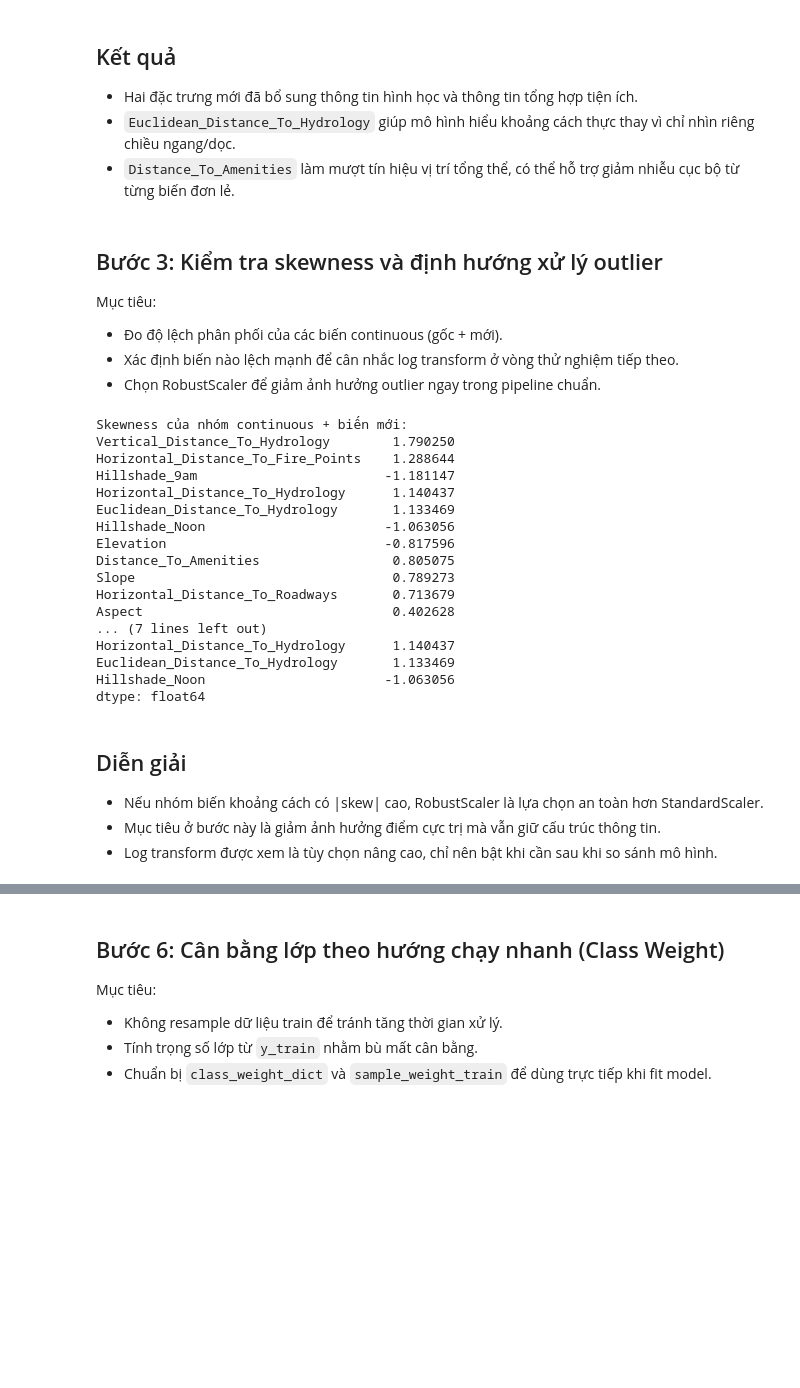
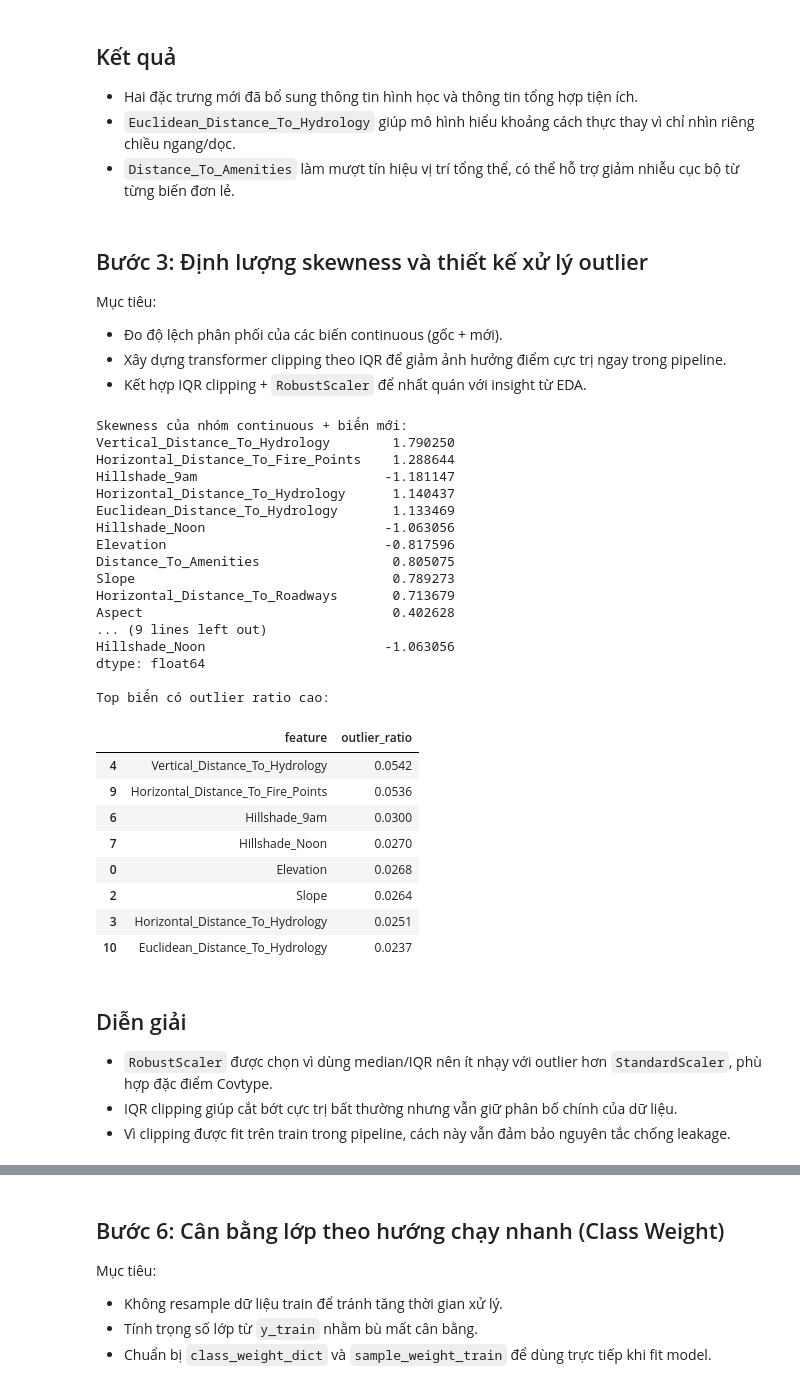
Before and after one commit to nh-atuan/supervised-learning-project, a Jupyter notebook: code/Part2_Classification/data/preprocessing.ipynb, the cells around one changed output, grey strips where cells are left out. Drawn from its saved outputs; the diff is of its cells as text; code cells hidden in the pictures; blank space fills up the shorter version.

Commit message:
refactor(classification): improve EDA analysis and preprocessing pipeline

```diff
--- a/code/Part2_Classification/data/preprocessing.ipynb
+++ b/code/Part2_Classification/data/preprocessing.ipynb
@@ -159,46 +190,98 @@ Các cột mới: ['Euclidean_Distance_To_Hydrology', 'Distance_To_Amenities']
 - `Euclidean_Distance_To_Hydrology` giúp mô hình hiểu khoảng cách thực thay vì chỉ nhìn riêng chiều ngang/dọc.
 - `Distance_To_Amenities` làm mượt tín hiệu vị trí tổng thể, có thể hỗ trợ giảm nhiễu cục bộ từ từng biến đơn lẻ.
 # %% [markdown]
-## Bước 3: Kiểm tra skewness và định hướng xử lý outlier
+## Bước 3: Định lượng skewness và thiết kế xử lý outlier
 
 Mục tiêu:
 - Đo độ lệch phân phối của các biến continuous (gốc + mới).
-- Xác định biến nào lệch mạnh để cân nhắc log transform ở vòng thử nghiệm tiếp theo.
-- Chọn RobustScaler để giảm ảnh hưởng outlier ngay trong pipeline chuẩn.
+- Xây dựng transformer clipping theo IQR để giảm ảnh hưởng điểm cực trị ngay trong pipeline.
+- Kết hợp IQR clipping + `RobustScaler` để nhất quán với insight từ EDA.
 # %%
-# Bước 3 - Kiểm tra skewness trước khi scale
-
+# Bước 3 - Kiểm tra skewness và định nghĩa IQR clipper
 continuous_plus_new = continuous_cols + ["Euclidean_Distance_To_Hydrology", "Distance_To_Amenities"]
 
 skew_values = X_fe_preview[continuous_plus_new].skew().sort_values(key=np.abs, ascending=False)
 print("Skewness của nhóm continuous + biến mới:")
 print(skew_values)
 
 high_skew = skew_values[np.abs(skew_values) > 1.0]
 print("\nCác biến có |skew| > 1.0 (đáng chú ý):")
 print(high_skew if len(high_skew) > 0 else "Không có biến vượt ngưỡng 1.0")
+
+# Tóm tắt tỉ lệ outlier theo IQR để liên kết trực tiếp với EDA
+outlier_rows = []
+for col in continuous_plus_new:
+    q1 = X_fe_preview[col].quantile(0.25)
+    q3 = X_fe_preview[col].quantile(0.75)
+    iqr = q3 - q1
+    lower = q1 - 1.5 * iqr
+    upper = q3 + 1.5 * iqr
+    mask = (X_fe_preview[col] < lower) | (X_fe_preview[col] > upper)
+    outlier_rows.append({
+        "feature": col,
+        "outlier_ratio": mask.mean(),
+    })
+
+outlier_summary = pd.DataFrame(outlier_rows).sort_values("outlier_ratio", ascending=False)
+print("\nTop biến có outlier ratio cao:")
+display(outlier_summary.head(8).round(4))
+
+class IQROutlierClipper(BaseEstimator, TransformerMixin):
+    """Clip outliers theo IQR cho từng cột continuous, fit trên train để tránh leakage."""
+
+    def __init__(self, whisker_width=1.5):
+        self.whisker_width = whisker_width
+        self.lower_bounds_ = None
+        self.upper_bounds_ = None
+        self.columns_ = None
+
+    def fit(self, X, _y=None):
+        _ = _y
+        if not isinstance(X, pd.DataFrame):
+            X = pd.DataFrame(X)
+        self.columns_ = X.columns.tolist()
+        q1 = X.quantile(0.25)
+        q3 = X.quantile(0.75)
+        iqr = q3 - q1
+        self.lower_bounds_ = q1 - self.whisker_width * iqr
+        self.upper_bounds_ = q3 + self.whisker_width * iqr
+        return self
+
+    def transform(self, X):
+        if not isinstance(X, pd.DataFrame):
+            X = pd.DataFrame(X, columns=self.columns_)
+        return X.clip(lower=self.lower_bounds_, upper=self.upper_bounds_, axis=1)
 # %% [output]
 Skewness của nhóm continuous + biến mới:
 Vertical_Distance_To_Hydrology        1.790250
 Horizontal_Distance_To_Fire_Points    1.288644
 Hillshade_9am                        -1.181147
 Horizontal_Distance_To_Hydrology      1.140437
 Euclidean_Distance_To_Hydrology       1.133469
 Hillshade_Noon                       -1.063056
 Elevation                            -0.817596
 Distance_To_Amenities                 0.805075
 Slope                                 0.789273
 Horizontal_Distance_To_Roadways       0.713679
 Aspect                                0.402628
-... (7 lines left out)
-Horizontal_Distance_To_Hydrology      1.140437
-Euclidean_Distance_To_Hydrology       1.133469
+... (9 lines left out)
 Hillshade_Noon                       -1.063056
 dtype: float64
+
+Top biến có outlier ratio cao:
+|  | feature | outlier_ratio |
+| 4 | Vertical_Distance_To_Hydrology | 0.0542 |
+| 9 | Horizontal_Distance_To_Fire_Points | 0.0536 |
+| 6 | Hillshade_9am | 0.0300 |
+| 7 | Hillshade_Noon | 0.0270 |
+| 0 | Elevation | 0.0268 |
+| 2 | Slope | 0.0264 |
+| 3 | Horizontal_Distance_To_Hydrology | 0.0251 |
+| 10 | Euclidean_Distance_To_Hydrology | 0.0237 |
 # %% [markdown]
 ## Diễn giải
 
-- Nếu nhóm biến khoảng cách có |skew| cao, RobustScaler là lựa chọn an toàn hơn StandardScaler.
-- Mục tiêu ở bước này là giảm ảnh hưởng điểm cực trị mà vẫn giữ cấu trúc thông tin.
-- Log transform được xem là tùy chọn nâng cao, chỉ nên bật khi cần sau khi so sánh mô hình.
+- `RobustScaler` được chọn vì dùng median/IQR nên ít nhạy với outlier hơn `StandardScaler`, phù hợp đặc điểm Covtype.
+- IQR clipping giúp cắt bớt cực trị bất thường nhưng vẫn giữ phân bố chính của dữ liệu.
+- Vì clipping được fit trên train trong pipeline, cách này vẫn đảm bảo nguyên tắc chống leakage.
 # %% [markdown]
```
Also changed, not shown: parts of 14 cells of this notebook, 1 other file.
